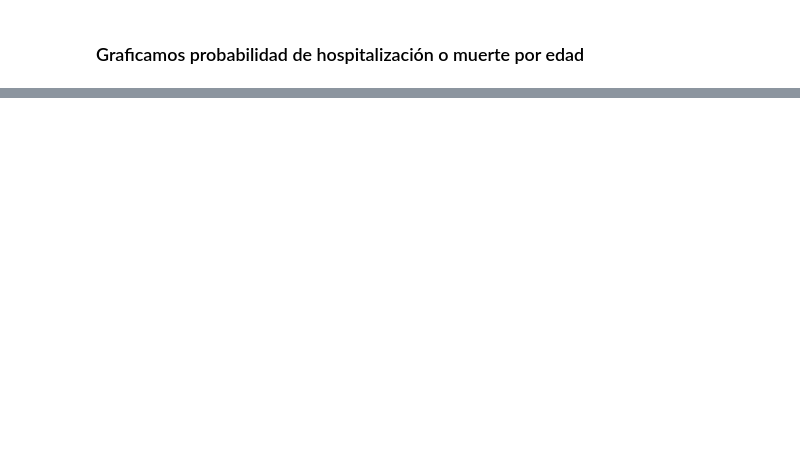
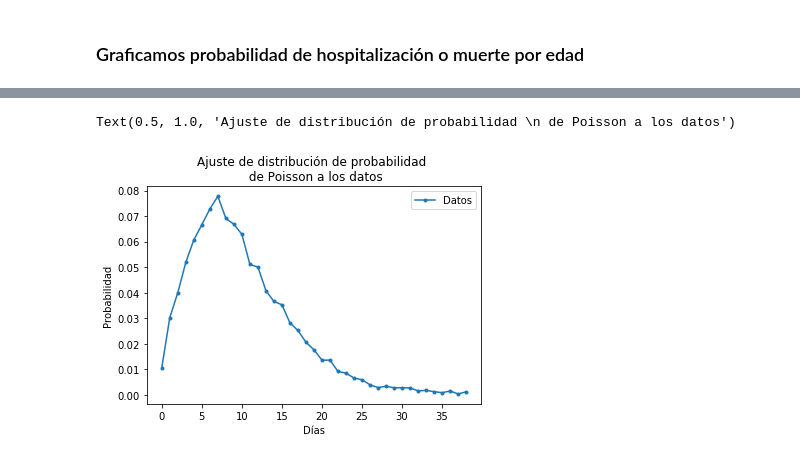
Before and after one commit to GabrielMissael/Covid_probabilidad, a Jupyter notebook: analiss.ipynb, the cells around one changed output, grey strips where cells are left out. Cells and saved outputs as stored; diff of their text form; code cells hidden in the pictures; blank space fills up the shorter version.

```diff
--- a/analiss.ipynb
+++ b/analiss.ipynb
@@ -414,0 +412,16 @@ plt.show()
+# %%
+frecuencias = a[0]
+totales = sum(frecuencias)
+
+probabilidad = frecuencias/totales
+# %%
+x = [x for x in range(len(probabilidad))]
+
+plt.plot(x, probabilidad, marker = '.', label = 'Datos')
+plt.legend()
+plt.ylabel('Probabilidad')
+plt.xlabel('Días')
+plt.title('Ajuste de distribución de probabilidad \n de Poisson a los datos')
+# %% [output]
+Text(0.5, 1.0, 'Ajuste de distribución de probabilidad \n de Poisson a los datos')
+[figure, added]
```
Also changed, not shown: parts of 16 cells of this notebook.
